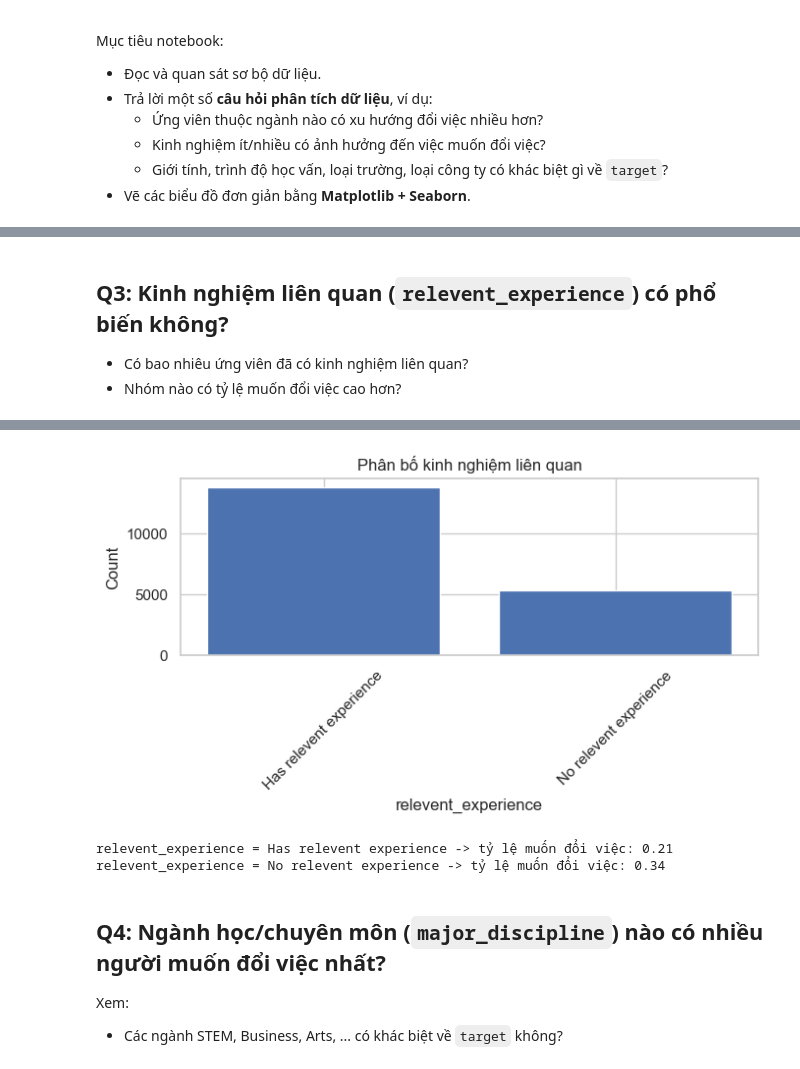
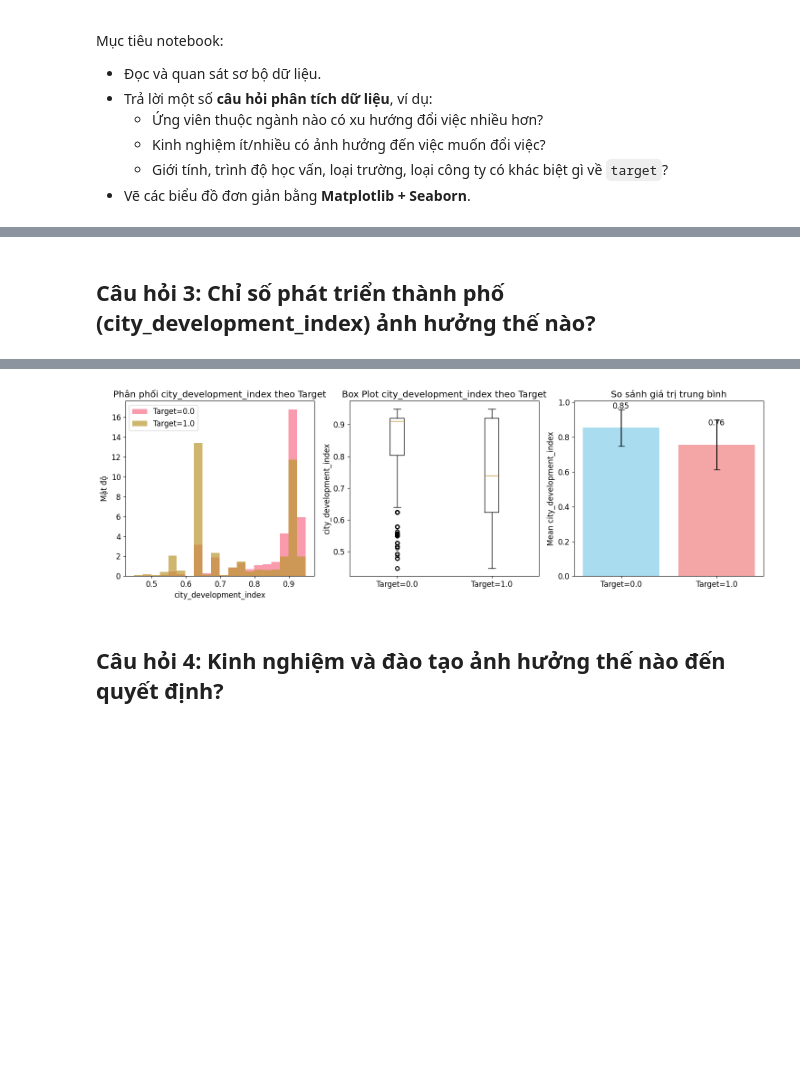
Before and after one commit to nguyen1hc/23120063, a Jupyter notebook: 23120063/notebook/01_data_exploration.ipynb, the cells around one changed output, grey strips where cells are left out. Cells and saved outputs as stored; diff of their text form; code cells hidden in the pictures; blank space fills up the shorter version.

```diff
--- a/23120063/notebook/01_data_exploration.ipynb
+++ b/23120063/notebook/01_data_exploration.ipynb
@@ -107,26 +255,55 @@ Các giá trị gender: (array(['', 'Female', 'Male', 'Other'], dtype='<U23'), a
 # %% [markdown]
-## Q3: Kinh nghiệm liên quan (`relevent_experience`) có phổ biến không?
-
-- Có bao nhiêu ứng viên đã có kinh nghiệm liên quan?
-- Nhóm nào có tỷ lệ muốn đổi việc cao hơn?
+## Câu hỏi 3: Chỉ số phát triển thành phố (city_development_index) ảnh hưởng thế nào?
 # %%
-re_col = data[:, re_idx]
+def question_3_city_development_impact(data):
+    """Câu hỏi 3: Ảnh hưởng của chỉ số phát triển thành phố"""
+    print("\n" + "CÂU HỎI 3: ẢNH HƯỞNG CITY DEVELOPMENT INDEX")
+    print("-" * 50)
 
-print("Giá trị relevent_experience:", np.unique(re_col, return_counts=True))
+    if 'city_development_index' not in data.dtype.names:
+        return
 
-plot_bar_counts(
-    re_col,
-    title="Phân bố kinh nghiệm liên quan",
-    xlabel="relevent_experience",
-)
+    cdi = data['city_development_index']
+    target = data['target']
 
-# Tỷ lệ target=1 theo relevent_experience
-unique_re = np.unique(re_col)
-for v in unique_re:
-    mask = re_col == v
-    sub_target = target_col[mask]
-    if sub_target.size == 0:
-        continue
-    ratio = np.mean(sub_target == "1.0")
-    print("relevent_experience = %s -> tỷ lệ muốn đổi việc: %.2f" % (v, ratio))
+    # Phân tích thống kê
+    cdi_no_change = cdi[target == 0]
+    cdi_change = cdi[target == 1]
+
+    print("PHÂN TÍCH THỐNG KÊ:")
+    print(f"   • CDI trung bình (không đổi việc): {np.nanmean(cdi_no_change):.3f}")
+    print(f"   • CDI trung bình (có đổi việc): {np.nanmean(cdi_change):.3f}")
+    print(f"   • Chênh lệch: {np.nanmean(cdi_no_change) - np.nanmean(cdi_change):.3f}")
+
+    # Kiểm định thống kê
+    result = statistical_hypothesis_test_numpy(data, 'city_development_index', 'target')
+    if result:
+        print(f"\nKIỂM ĐỊNH THỐNG KÊ:")
+        print(f"   • t-statistic: {result['t_statistic']:.3f}")
+        print(f"   • p-value: {result['p_value']:.4f}")
+
+        if result['p_value'] < 0.05:
+            print("   → KẾT LUẬN: CÓ sự khác biệt có ý nghĩa thống kê!")
+            direction = "CAO HƠN" if result['mean_difference'] > 0 else "THẤP HƠN"
+            print(f"   → Người không đổi việc có CDI {direction}")
+        else:
+            print("   → KẾT LUẬN: KHÔNG có sự khác biệt có ý nghĩa thống kê")
+
+    # Phân tích theo mức độ phát triển
+    print("\nPHÂN TÍCH THEO MỨC ĐỘ PHÁT TRIỂN:")
+    bins = [0, 0.6, 0.7, 0.8, 0.9, 1.0]
+    labels = ['Rất thấp', 'Thấp', 'Trung bình', 'Cao', 'Rất cao']
+
+    for i in range(len(bins)-1):
+        mask = (cdi >= bins[i]) & (cdi < bins[i+1])
+        total_in_bin = np.sum(mask)
+        if total_in_bin > 0:
+            change_rate = np.sum(target[mask] == 1) / total_in_bin * 100
+            print(f"   • {labels[i]:12}: {change_rate:5.1f}% đổi việc")
+
+    # Visualization
+    plot_feature_vs_target(data, 'city_development_index')
+
+if train_data is not None:
+    question_3_city_development_impact(train_data)
 # %% [output]
@@ -134,10 +329,4 @@ Giá trị relevent_experience: (array(['Has relevent experience', 'No relevent
-[figure, old version]
+[figure, new version]
-relevent_experience = Has relevent experience -> tỷ lệ muốn đổi việc: 0.21
-relevent_experience = No relevent experience -> tỷ lệ muốn đổi việc: 0.34
 # %% [markdown]
-## Q4: Ngành học/chuyên môn (`major_discipline`) nào có nhiều người muốn đổi việc nhất?
-
-Xem:
-
-- Các ngành STEM, Business, Arts, ... có khác biệt về `target` không?
+## Câu hỏi 4: Kinh nghiệm và đào tạo ảnh hưởng thế nào đến quyết định?
 # %%
```
Also changed, not shown: parts of 15 cells of this notebook, 11 other files.
